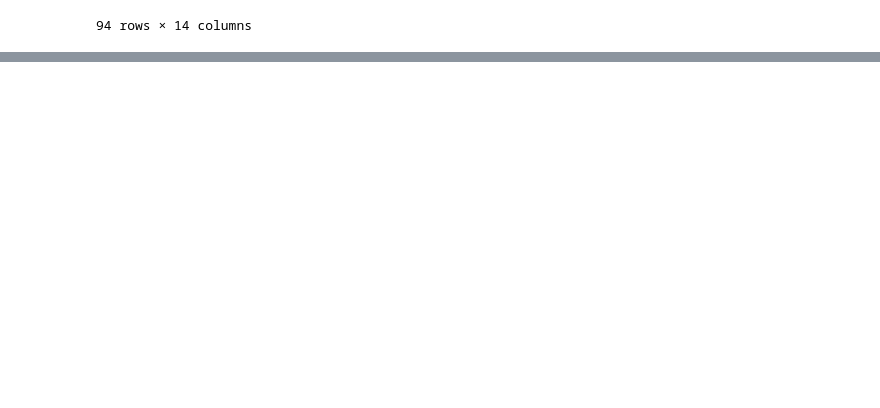
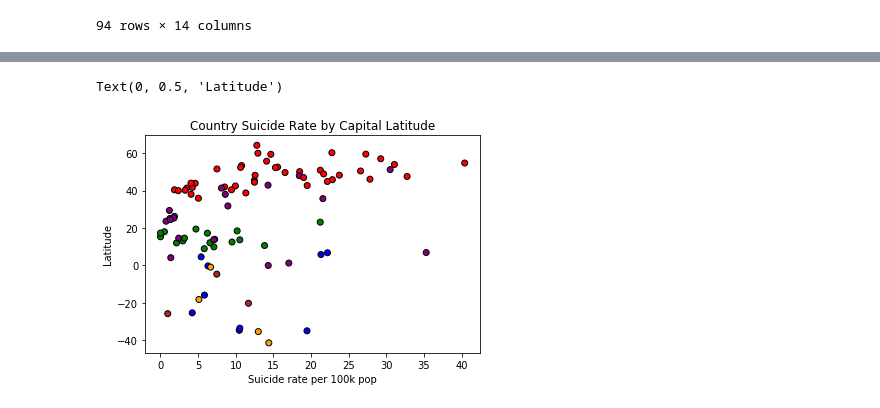
Before and after one commit to jpel369/Project-1, a Jupyter notebook: Haydens_Workplace/Suicide_Rate_analysis.ipynb, the cells around one changed output, grey strips where cells are left out. Cells and saved outputs as stored; diff of their text form; code cells hidden in the pictures; blank space fills up the shorter version.

```diff
--- a/Haydens_Workplace/Suicide_Rate_analysis.ipynb
+++ b/Haydens_Workplace/Suicide_Rate_analysis.ipynb
@@ -146,0 +164,18 @@ ValueError: all the input array dimensions except for the concatenation axis mus
+# %%
+#Drawing colors
+colors = []
+for item in c:
+    if item == 'Europe':
+        colors.append('red')
+    elif item == 'South America':
+        colors.append('blue')
+    elif item == 'North America':
+        colors.append('green')
+    elif item == 'Australia':
+        colors.append('orange')
+    elif item == 'Asia':
+        colors.append('purple')
+    elif item == 'Central America':
+        colors.append('green')
+    elif item == 'Africa':
+        colors.append('brown')
@@ -146,0 +243,10 @@ ValueError: all the input array dimensions except for the concatenation axis mus
+# %%
+#Latitude Chart
+plt.scatter(suicide_rate,lats, edgecolors='black', c= colors)
+
+plt.title("Country Suicide Rate by Capital Latitude")
+plt.xlabel("Suicide rate per 100k pop")
+plt.ylabel("Latitude")
+# %% [output]
+Text(0, 0.5, 'Latitude')
+[figure, added]
```
Also changed, not shown: parts of 23 cells of this notebook, 3 other files.
